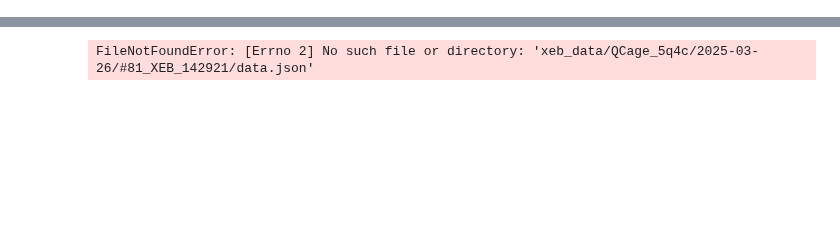
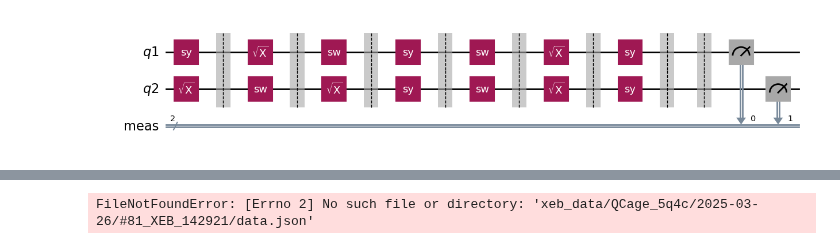
Before and after one commit to asqum/qua-libs, a Jupyter notebook: Quantum-Control-Applications-QuAM/Superconducting/calibrations/26_two_qubit_xeb.ipynb, the cells around one changed output, grey strips where cells are left out. Drawn from its saved outputs; the diff is of its cells as text; code cells hidden in the pictures; blank space fills up the shorter version.

```diff
--- a/Quantum-Control-Applications-QuAM/Superconducting/calibrations/26_two_qubit_xeb.ipynb
+++ b/Quantum-Control-Applications-QuAM/Superconducting/calibrations/26_two_qubit_xeb.ipynb
@@ -143,3 +149,5 @@ CZ: None
 # %%
-# job.circuits[15][3].draw("mpl") # job.circuits[seq][depth]
+job.circuits[15][3].draw("mpl") # job.circuits[seq][depth]
+# %% [output]
+[figure, added]
 # %%
```
Also changed, not shown: parts of 10 cells of this notebook, 3 other files.
